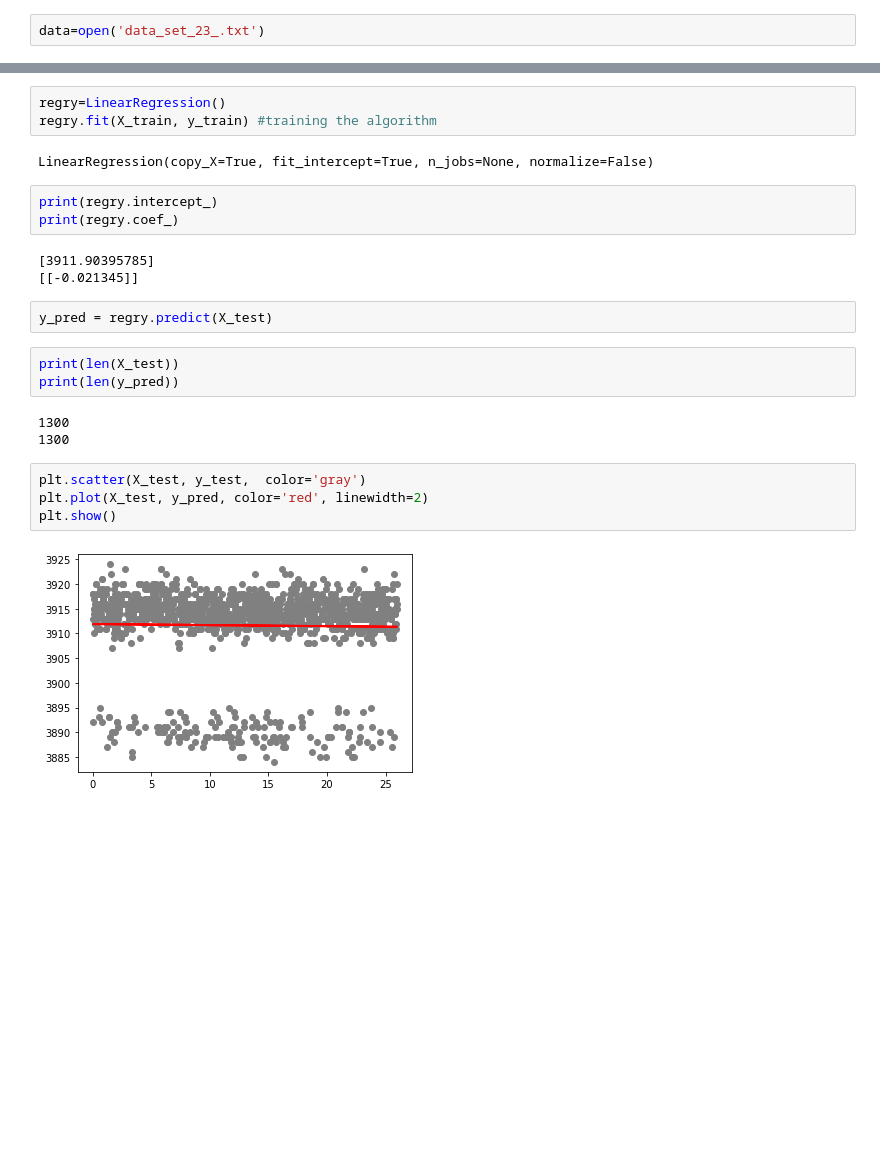
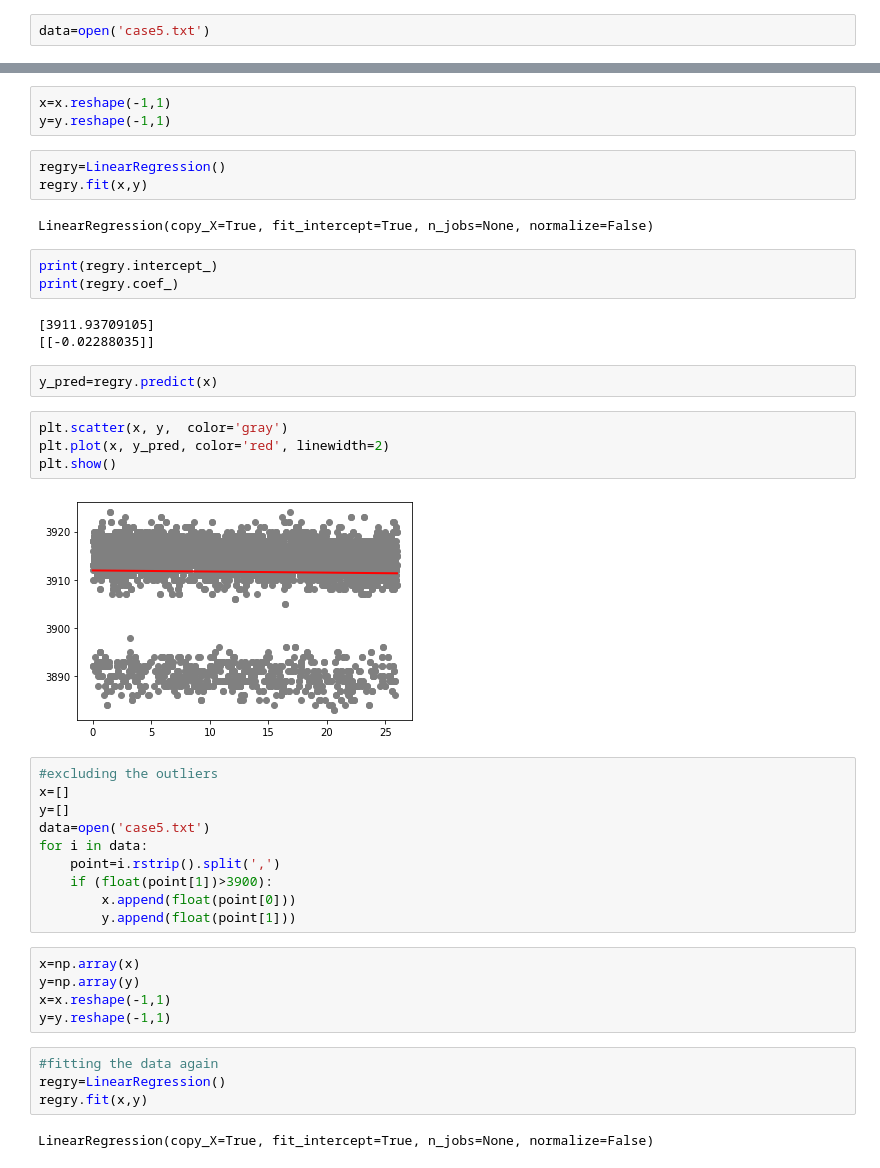
Before and after one commit to MostafaAhmed95/linear_reg, a Jupyter notebook: linear-regresion-now.ipynb, the cells around one changed output, grey strips where cells are left out. Drawn from its saved outputs; the diff is of its cells as text; blank space fills up the shorter version.

```diff
--- a/linear-regresion-now.ipynb
+++ b/linear-regresion-now.ipynb
@@ -9,6 +10,6 @@ from sklearn import metrics
 %matplotlib inline
 # %%
-data=open('data_set_23_.txt')
+data=open('case5.txt')
 # %%
 x=[]
 y=[]
@@ -74,25 +32,43 @@ print(X_train)
+# %%
+x=x.reshape(-1,1)
+y=y.reshape(-1,1)
 # %%
 regry=LinearRegression()
-regry.fit(X_train, y_train) #training the algorithm
+regry.fit(x,y)
 # %% [output]
 LinearRegression(copy_X=True, fit_intercept=True, n_jobs=None, normalize=False)
 # %%
 print(regry.intercept_)
 print(regry.coef_)
 # %% [output]
-[3911.90395785]
-[[-0.021345]]
+[3911.93709105]
+[[-0.02288035]]
 # %%
-y_pred = regry.predict(X_test)
+y_pred=regry.predict(x)
-# %%
-print(len(X_test))
-print(len(y_pred))
-# %% [output]
-1300
-1300
 # %%
-plt.scatter(X_test, y_test,  color='gray')
-plt.plot(X_test, y_pred, color='red', linewidth=2)
+plt.scatter(x, y,  color='gray')
+plt.plot(x, y_pred, color='red', linewidth=2)
 plt.show()
 # %% [output]
-[figure, old version]
+[figure, new version]
+# %%
+#excluding the outliers
+x=[]
+y=[]
+data=open('case5.txt')
+for i in data:
+    point=i.rstrip().split(',')
+    if (float(point[1])>3900):
+        x.append(float(point[0]))
+        y.append(float(point[1]))
+# %%
+x=np.array(x)
+y=np.array(y)
+x=x.reshape(-1,1)
+y=y.reshape(-1,1)
+# %%
+#fitting the data again
+regry=LinearRegression()
+regry.fit(x,y)
+# %% [output]
+LinearRegression(copy_X=True, fit_intercept=True, n_jobs=None, normalize=False)
```
Also changed, not shown: parts of 11 cells of this notebook.
